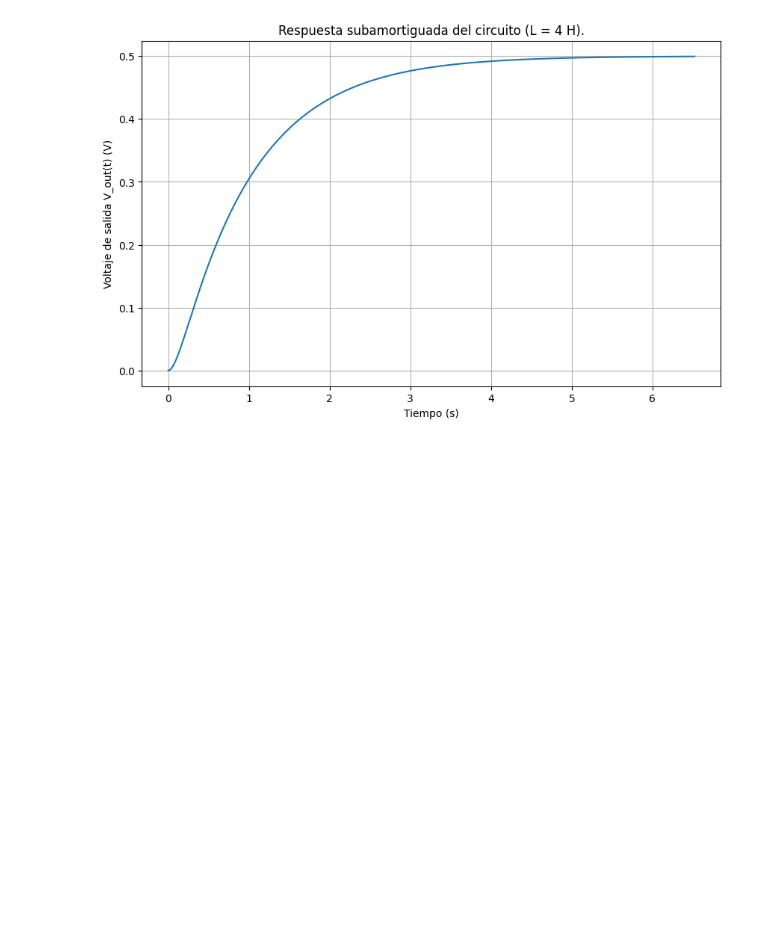
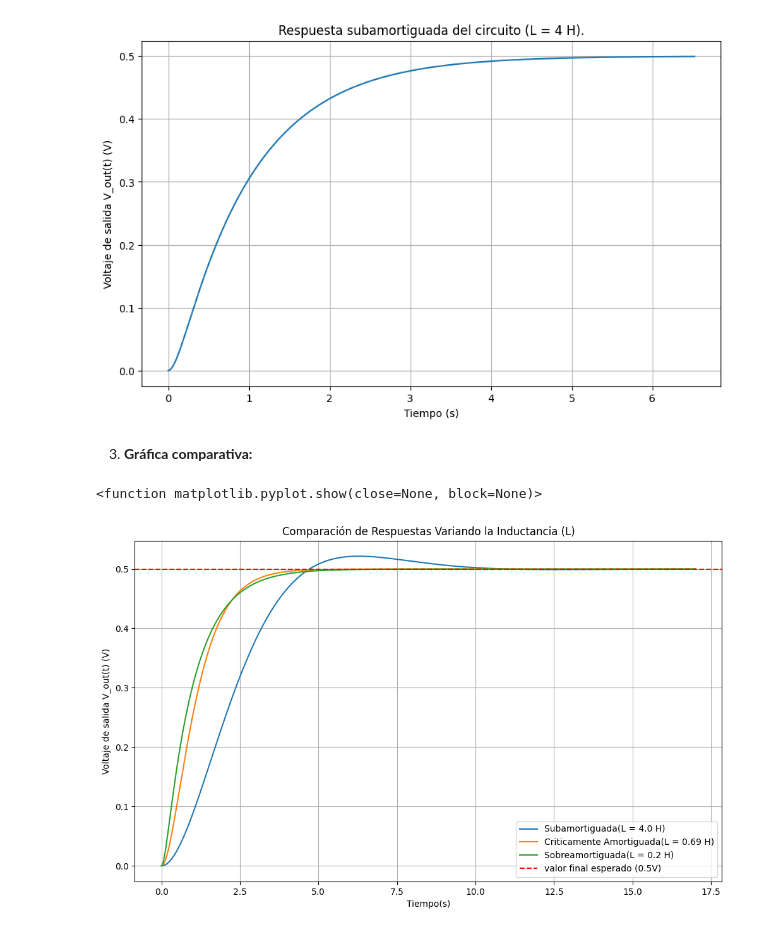
Before and after one commit to migueamv/Control-Clasico, a Jupyter notebook: Practicas/P_2_02_Respuestas_circuito_segundo_orden.ipynb, the cells around one changed output. Cells and saved outputs as stored; diff of their text form; code cells hidden in the pictures; blank space fills up the shorter version.

```diff
--- a/Practicas/P_2_02_Respuestas_circuito_segundo_orden.ipynb
+++ b/Practicas/P_2_02_Respuestas_circuito_segundo_orden.ipynb
@@ -374,3 +374,55 @@ plt.grid(True)
 plt.show()
 # %% [output]
 [figure]
+# %% [markdown]
+3.  **Gráfica comparativa:**
+# %%
+import control as ct
+import matplotlib.pyplot as plt
+import numpy as np
+
+#Parámetros fijos
+R1 = 2 #Ohms
+R2 = 2 #Ohms
+C = 1  #Faradios
+L_sub = 4.0
+L_critico = 12-8*np.sqrt(2)
+L_sobre = 0.2
+
+#Modelado de los sistemas
+num = [R2]
+
+#Sistema Subamortiguado
+den_sub = [L_sub *C * R1, L_sub + R1 * R2 * C, R1 + R2]
+sistema_sub = ct.tf(num, den_sub)
+
+#Sistema Críticamente amortiguado
+den_crit = [L_critico *C * R1, L_critico + R1 * R2 * C, R1 + R2]
+sistema_crit = ct.tf(num, den_crit)
+
+#Sistema Sobre Amortiguado
+den_sobre = [L_sobre *C * R1, L_sobre + R1 * R2 * C, R1 + R2]
+sistema_sobre = ct.tf(num, den_sobre)
+
+#Simulación de las respuestas
+t = np.linspace(0,17,1000) #Vector de tiempo para las 3 respuestas
+_, vout_sub = ct.step_response(sistema_sub, T=t)
+_, vout_crit = ct.step_response(sistema_crit, T=t)
+_, vout_sobre = ct.step_response(sistema_sobre, T=t)
+
+#Graficación comparativa
+plt.figure(figsize=(12,7))
+plt.plot(t,vout_sub, label=f'Subamortiguada(L = {L_sub} H)')
+plt.plot(t,vout_crit, label=f'Criticamente Amortiguada(L = {L_critico:.2f} H)')
+plt.plot(t,vout_sobre, label=f'Sobreamortiguada(L = {L_sobre} H)')
+
+plt.title('Comparación de Respuestas Variando la Inductancia (L)')
+plt.xlabel('Tiempo(s)')
+plt.ylabel('Voltaje de salida V_out(t) (V)')
+plt.axhline(y=0.5, color='r', linestyle='--', label='valor final esperado (0.5V)')
+plt.legend()
+plt.grid(True)
+plt.show
+# %% [output]
+<function matplotlib.pyplot.show(close=None, block=None)>
+[figure, added]
```
Also changed, not shown: parts of 1 cell of this notebook, 1 other file.
